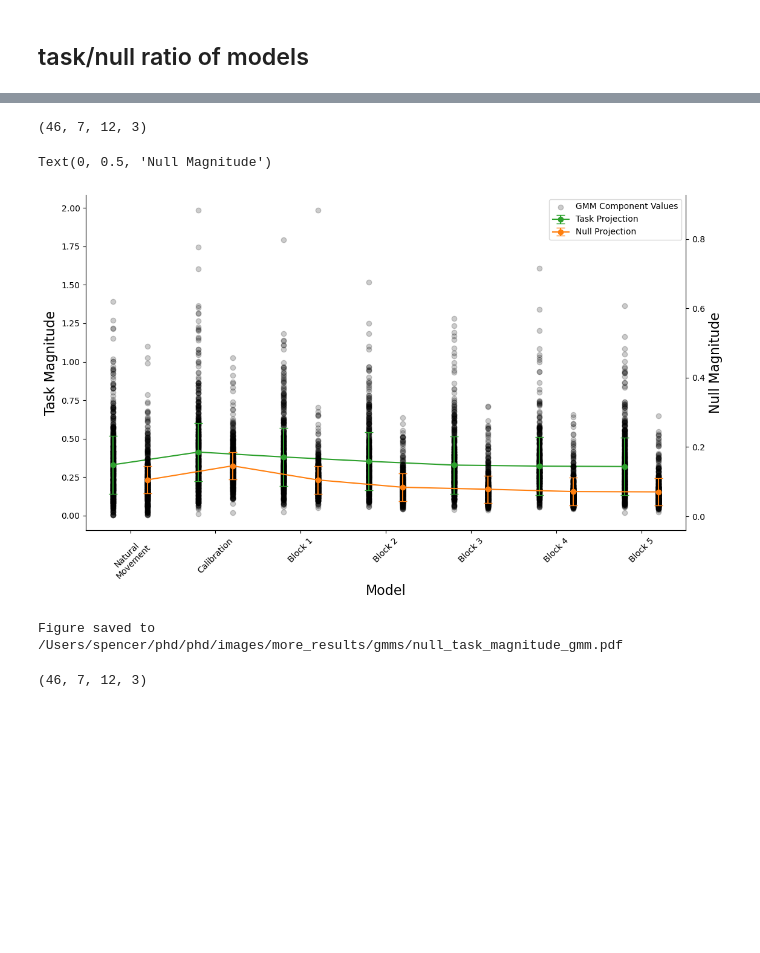
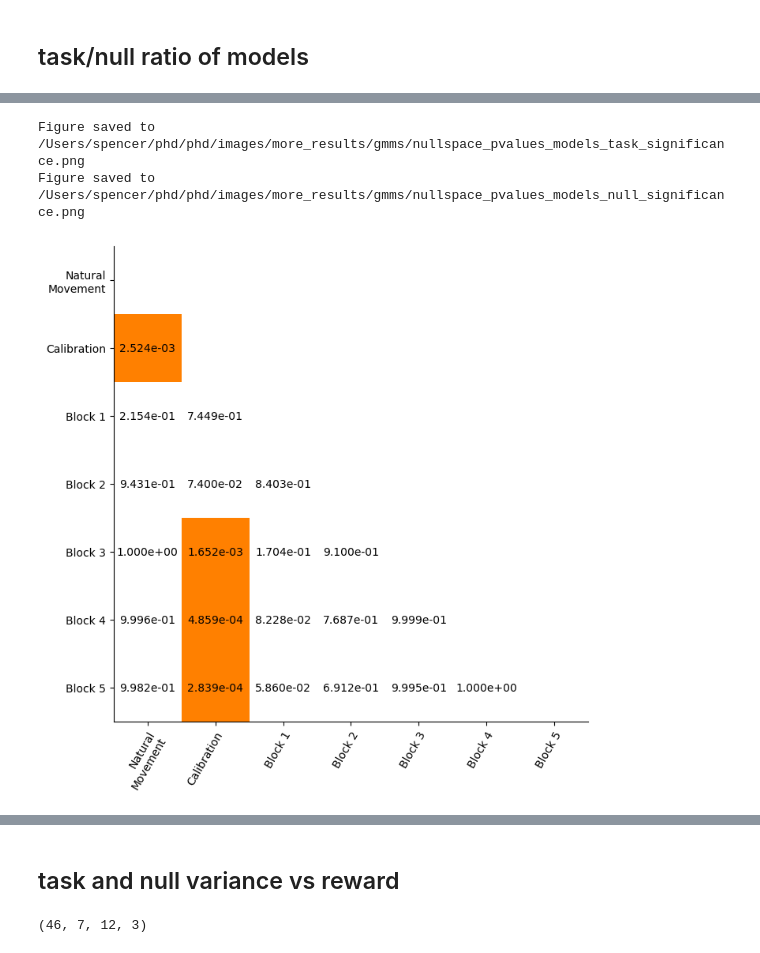
Before and after one commit to spewil/phd, a Jupyter notebook: analysis/notebooks/_gmms/gmm_nullspace.ipynb, the cells around one changed output, grey strips where cells are left out. Saved outputs shown, nothing was run; the diff lists cells and outputs as text; code cells hidden in the pictures; blank space fills up the shorter version.

```diff
--- a/analysis/notebooks/_gmms/gmm_nullspace.ipynb
+++ b/analysis/notebooks/_gmms/gmm_nullspace.ipynb
@@ -146,0 +287,13 @@ Figure saved to /Users/spencer/phd/phd/images/more_results/gmms/nullspace_pvalue
+# %%
+result_task = tukey_hsd(*(np.array(np.mean(mean_projections,axis=2)[:,:,0].transpose(1,0).reshape(7,-1))))
+result_null = tukey_hsd(*(np.array(np.mean(mean_projections,axis=2)[:,:,1].transpose(1,0).reshape(7,-1))))
+
+nullspace_pvalue_fig_task, ax_task = plot.annotated_heatmap(result_task.pvalue,xlabels,xlabels,colorbar=False)
+nullspace_pvalue_fig_null, (ax_null, cax_null) = plot.annotated_heatmap(result_null.pvalue,xlabels,xlabels)
+
+plot.save_figure(nullspace_pvalue_fig_task, "nullspace_pvalues_models_task_significance", image_path, format="png")
+plot.save_figure(nullspace_pvalue_fig_null, "nullspace_pvalues_models_null_significance", image_path, format="png")
+# %% [output]
+Figure saved to /Users/spencer/phd/phd/images/more_results/gmms/nullspace_pvalues_models_task_significance.png
+Figure saved to /Users/spencer/phd/phd/images/more_results/gmms/nullspace_pvalues_models_null_significance.png
+[figure, added]
@@ -147,37 +301,6 @@ Figure saved to /Users/spencer/phd/phd/images/more_results/gmms/nullspace_pvalue
+# %% [markdown]
+## task and null variance vs reward
 # %%
 mean_projections.shape
 # %% [output]
 (46, 7, 12, 3)
-# %%
-fig = plt.figure()
-fig.tight_layout()
-
-handles = []
-for i in range(n_models):
-    h1 = plt.scatter(x=[i-0.2]*46*12, y=mean_projections[:,i,:,0].reshape(-1), color='k',marker='o',alpha=0.2,label="GMM Component Values")
-h2 = plt.errorbar([i-0.2 for i in range(7)], np.mean(mean_projections[:,:,:,0],axis=(0,2)), yerr=np.std(mean_projections[:,i,:,0]), color='tab:green',marker='o',label="Task Projection",capsize=5,linestyle="-")
-handles += [h1,h2]
-plt.ylabel("Task Magnitude")
-plt.xlabel("Model")
-plt.xticks(range(n_models),xlabels,rotation=45)
-
-plt.twinx()
-for i in range(n_models):
-    plt.scatter(x=[i+0.2]*46*12, y=mean_projections[:,i,:,1].reshape(-1), color='k',marker='o',alpha=0.2)
-h = plt.errorbar([i+0.2 for i in range(7)], np.mean(mean_projections[:,:,:,1],axis=(0,2)), yerr=np.std(mean_projections[:,i,:,1]), color='tab:orange',marker='o',label="Null Projection",capsize=5,linestyle="-")
-handles += [h]
-
-plt.gca().spines[["right"]].set_visible(True)
-plt.legend(handles=handles)
-plt.ylabel("Null Magnitude")
-# %% [output]
-Text(0, 0.5, 'Null Magnitude')
-[figure, removed]
-# %%
-plot.save_figure(fig, "null_task_magnitude_gmm", image_path)
-# %% [output]
-Figure saved to /Users/spencer/phd/phd/images/more_results/gmms/null_task_magnitude_gmm.pdf
-# %%
-mean_projections.shape
-# %% [output]
-(46, 7, 12, 3)
```
Also changed, not shown: parts of 14 cells of this notebook, 44 other files.
